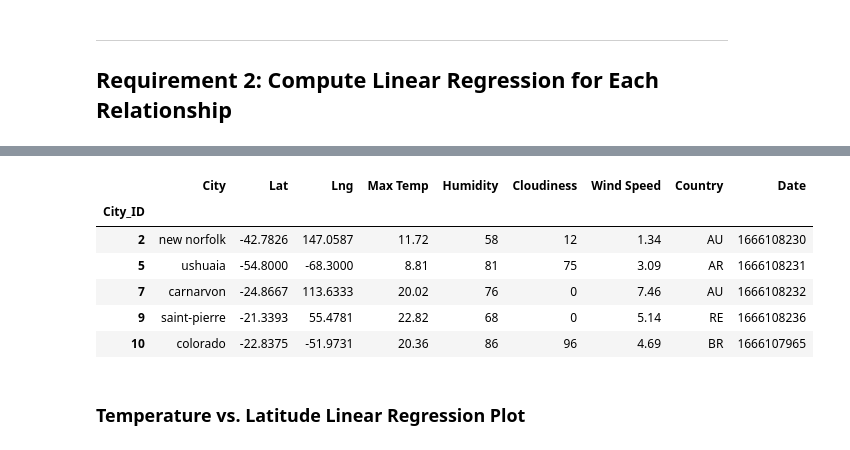
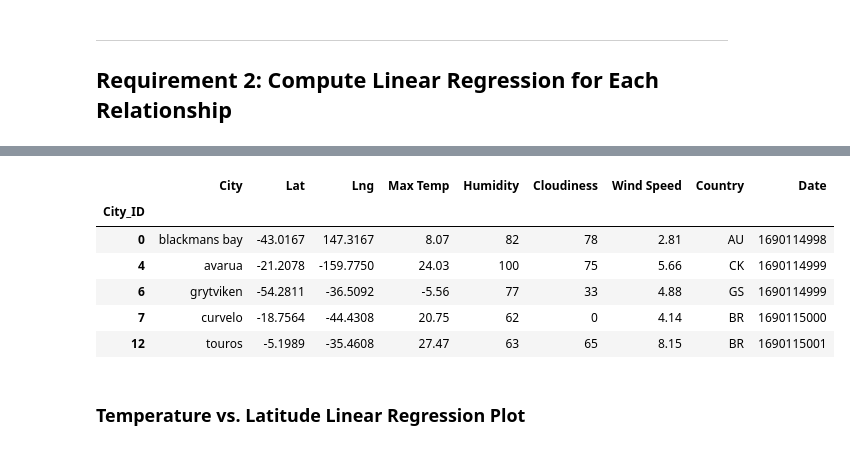
Before and after one commit to SwagmasterMatt/python-api-challenge, a Jupyter notebook: WeatherPy/WeatherPy.ipynb, the cells around one changed output, grey strips where cells are left out. Drawn from its saved outputs; the diff is of its cells as text; code cells hidden in the pictures.

```diff
--- a/WeatherPy/WeatherPy.ipynb
+++ b/WeatherPy/WeatherPy.ipynb
@@ -327,16 +428,16 @@ northern_hemi_df.head()
 # %%
 # Create a DataFrame with the Southern Hemisphere data (Latitude < 0)
-# YOUR CODE HERE
+southern_hemi_df = city_data_df.loc[(city_data_df["Lat"] < 0)]
 
 # Display sample data
 southern_hemi_df.head()
 # %% [output]
 |  | City | Lat | Lng | Max Temp | Humidity | Cloudiness | Wind Speed | Country | Date |
 | City_ID |  |  |  |  |  |  |  |  |  |
-| 2 | new norfolk | -42.7826 | 147.0587 | 11.72 | 58 | 12 | 1.34 | AU | 1666108230 |
-| 5 | ushuaia | -54.8000 | -68.3000 | 8.81 | 81 | 75 | 3.09 | AR | 1666108231 |
-| 7 | carnarvon | -24.8667 | 113.6333 | 20.02 | 76 | 0 | 7.46 | AU | 1666108232 |
-| 9 | saint-pierre | -21.3393 | 55.4781 | 22.82 | 68 | 0 | 5.14 | RE | 1666108236 |
-| 10 | colorado | -22.8375 | -51.9731 | 20.36 | 86 | 96 | 4.69 | BR | 1666107965 |
+| 0 | blackmans bay | -43.0167 | 147.3167 | 8.07 | 82 | 78 | 2.81 | AU | 1690114998 |
+| 4 | avarua | -21.2078 | -159.7750 | 24.03 | 100 | 75 | 5.66 | CK | 1690114999 |
+| 6 | grytviken | -54.2811 | -36.5092 | -5.56 | 77 | 33 | 4.88 | GS | 1690114999 |
+| 7 | curvelo | -18.7564 | -44.4308 | 20.75 | 62 | 0 | 4.14 | BR | 1690115000 |
+| 12 | touros | -5.1989 | -35.4608 | 27.47 | 63 | 65 | 8.15 | BR | 1690115001 |
 # %% [markdown]
 ###  Temperature vs. Latitude Linear Regression Plot
```
Also changed, not shown: parts of 22 cells of this notebook.
